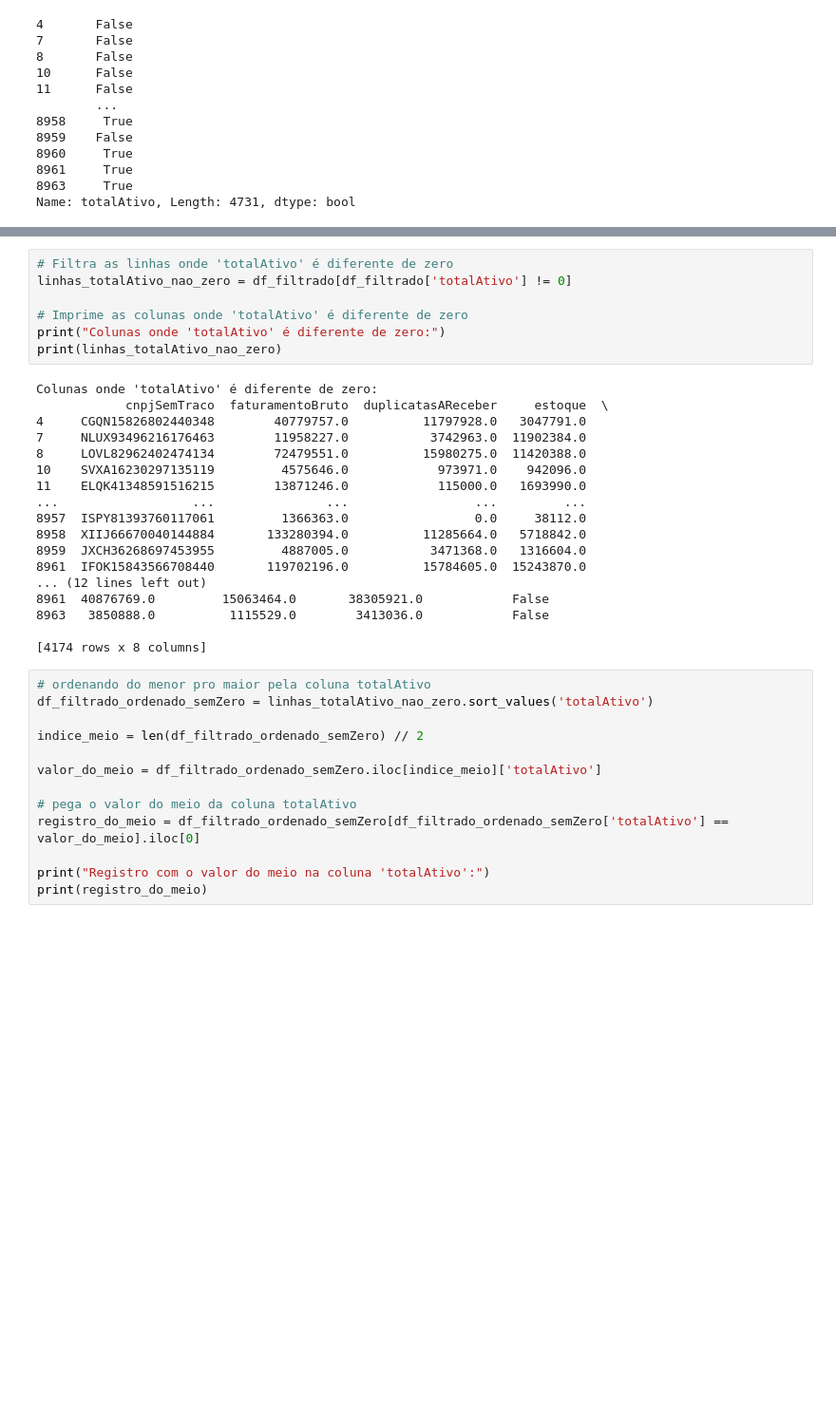
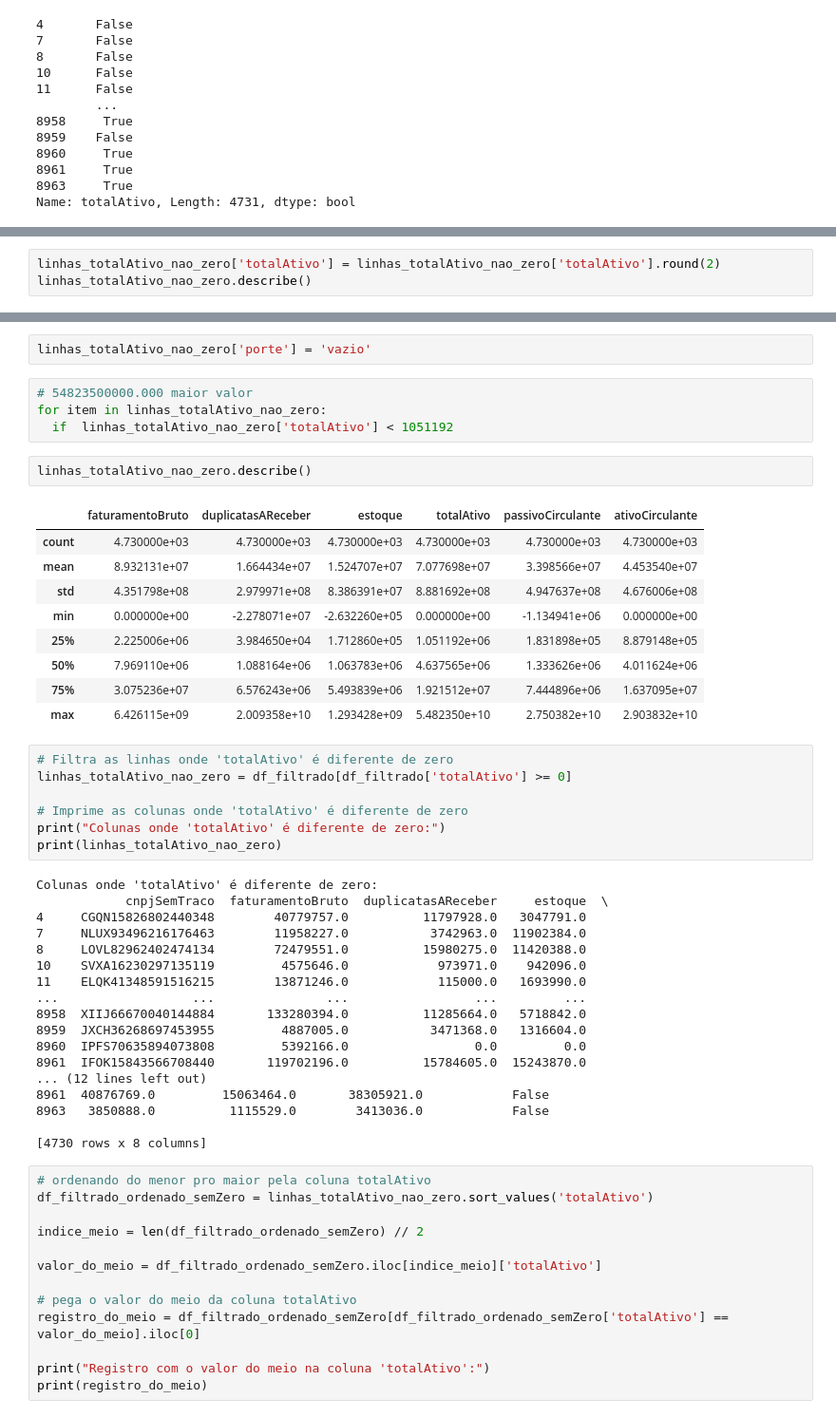
Before and after one commit to Attent1/CP2-IA, a Jupyter notebook: Cópia_de_CP2.ipynb, the cells around one changed output, grey strips where cells are left out. Shown at 95% size. Saved outputs shown, nothing was run; the diff lists cells and outputs as text; blank space fills up the shorter version.

```diff
--- a/Cópia_de_CP2.ipynb
+++ b/Cópia_de_CP2.ipynb
@@ -63,0 +73,3 @@ Name: totalAtivo, Length: 4731, dtype: bool
+# %%
+linhas_totalAtivo_nao_zero['totalAtivo'] = linhas_totalAtivo_nao_zero['totalAtivo'].round(2)
+linhas_totalAtivo_nao_zero.describe()
@@ -64,6 +86,24 @@ Name: totalAtivo, Length: 4731, dtype: bool
+# %%
+linhas_totalAtivo_nao_zero['porte'] = 'vazio'
+# %%
+# 54823500000.000 maior valor
+for item in linhas_totalAtivo_nao_zero:
+  if  linhas_totalAtivo_nao_zero['totalAtivo'] < 1051192
+# %%
+linhas_totalAtivo_nao_zero.describe()
+# %% [output]
+|  | faturamentoBruto | duplicatasAReceber | estoque | totalAtivo | passivoCirculante | ativoCirculante |
+| count | 4.730000e+03 | 4.730000e+03 | 4.730000e+03 | 4.730000e+03 | 4.730000e+03 | 4.730000e+03 |
+| mean | 8.932131e+07 | 1.664434e+07 | 1.524707e+07 | 7.077698e+07 | 3.398566e+07 | 4.453540e+07 |
+| std | 4.351798e+08 | 2.979971e+08 | 8.386391e+07 | 8.881692e+08 | 4.947637e+08 | 4.676006e+08 |
+| min | 0.000000e+00 | -2.278071e+07 | -2.632260e+05 | 0.000000e+00 | -1.134941e+06 | 0.000000e+00 |
+| 25% | 2.225006e+06 | 3.984650e+04 | 1.712860e+05 | 1.051192e+06 | 1.831898e+05 | 8.879148e+05 |
+| 50% | 7.969110e+06 | 1.088164e+06 | 1.063783e+06 | 4.637565e+06 | 1.333626e+06 | 4.011624e+06 |
+| 75% | 3.075236e+07 | 6.576243e+06 | 5.493839e+06 | 1.921512e+07 | 7.444896e+06 | 1.637095e+07 |
+| max | 6.426115e+09 | 2.009358e+10 | 1.293428e+09 | 5.482350e+10 | 2.750382e+10 | 2.903832e+10 |
 # %%
 # Filtra as linhas onde 'totalAtivo' é diferente de zero
-linhas_totalAtivo_nao_zero = df_filtrado[df_filtrado['totalAtivo'] != 0]
+linhas_totalAtivo_nao_zero = df_filtrado[df_filtrado['totalAtivo'] >= 0]
 
 # Imprime as colunas onde 'totalAtivo' é diferente de zero
 print("Colunas onde 'totalAtivo' é diferente de zero:")
@@ -77,15 +117,15 @@ Colunas onde 'totalAtivo' é diferente de zero:
 10    SVXA16230297135119         4575646.0            973971.0    942096.0
 11    ELQK41348591516215        13871246.0            115000.0   1693990.0
 ...                  ...               ...                 ...         ...
-8957  ISPY81393760117061         1366363.0                 0.0     38112.0
 8958  XIIJ66670040144884       133280394.0          11285664.0   5718842.0
 8959  JXCH36268697453955         4887005.0           3471368.0   1316604.0
+8960  IPFS70635894073808         5392166.0                 0.0         0.0
 8961  IFOK15843566708440       119702196.0          15784605.0  15243870.0
 ... (12 lines left out)
 8961  40876769.0         15063464.0       38305921.0            False
 8963   3850888.0          1115529.0        3413036.0            False
 
-[4174 rows x 8 columns]
+[4730 rows x 8 columns]
 # %%
 # ordenando do menor pro maior pela coluna totalAtivo
 df_filtrado_ordenado_semZero = linhas_totalAtivo_nao_zero.sort_values('totalAtivo')
```
Also changed, not shown: parts of 7 cells of this notebook.
